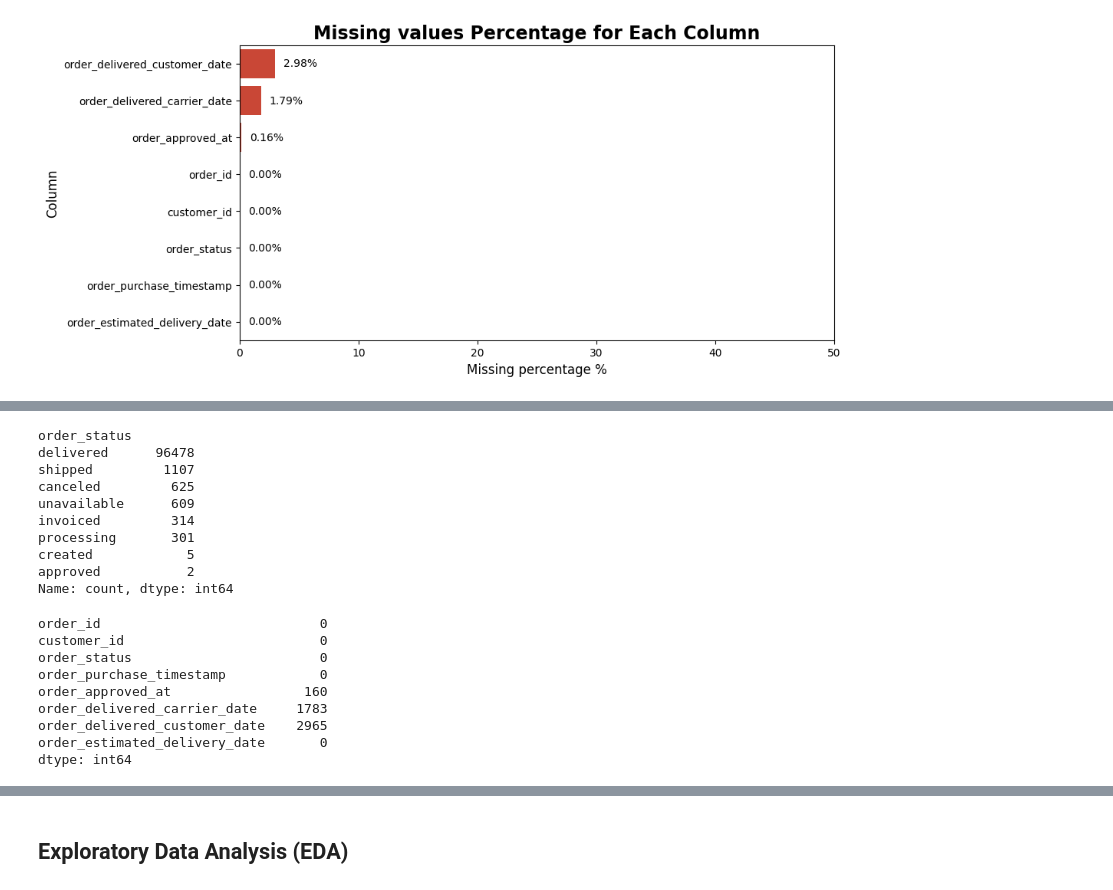
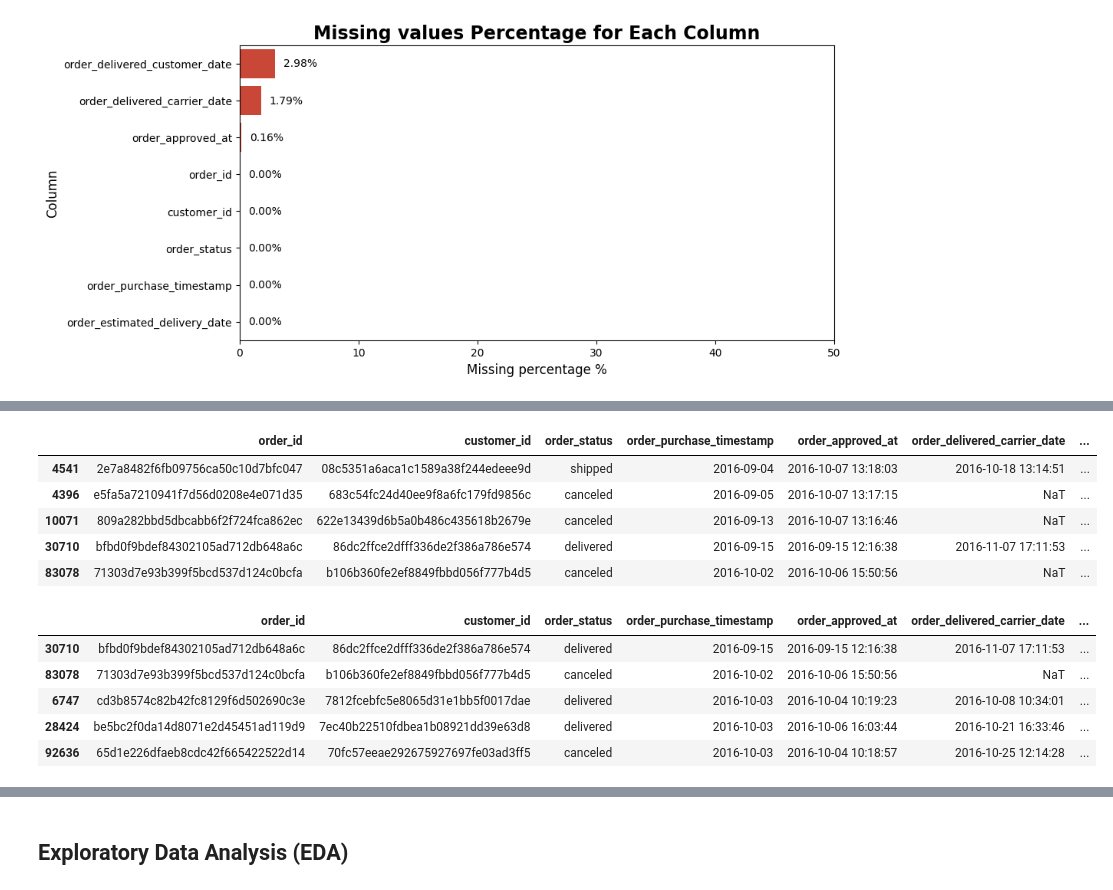
Before and after one commit to stefansphtr/Data-Analytics-Brazilian-Ecommerce, a Jupyter notebook: notebook.ipynb, the cells around one changed output, grey strips where cells are left out. Drawn from its saved outputs; the diff is of its cells as text; code cells hidden in the pictures.

```diff
--- a/notebook.ipynb
+++ b/notebook.ipynb
@@ -681,0 +702,9 @@ orders_df.loc[orders_df["order_delivered_customer_date"].isnull()]
+# %%
+orders_df.head()
+# %% [output]
+|  | order_id | customer_id | order_status | order_purchase_timestamp | order_approved_at | order_delivered_carrier_date | ... |
+| 4541 | 2e7a8482f6fb09756ca50c10d7bfc047 | 08c5351a6aca1c1589a38f244edeee9d | shipped | 2016-09-04 | 2016-10-07 13:18:03 | 2016-10-18 13:14:51 | ... |
+| 4396 | e5fa5a7210941f7d56d0208e4e071d35 | 683c54fc24d40ee9f8a6fc179fd9856c | canceled | 2016-09-05 | 2016-10-07 13:17:15 | NaT | ... |
+| 10071 | 809a282bbd5dbcabb6f2f724fca862ec | 622e13439d6b5a0b486c435618b2679e | canceled | 2016-09-13 | 2016-10-07 13:16:46 | NaT | ... |
+| 30710 | bfbd0f9bdef84302105ad712db648a6c | 86dc2ffce2dfff336de2f386a786e574 | delivered | 2016-09-15 | 2016-09-15 12:16:38 | 2016-11-07 17:11:53 | ... |
+| 83078 | 71303d7e93b399f5bcd537d124c0bcfa | b106b360fe2ef8849fbbd056f777b4d5 | canceled | 2016-10-02 | 2016-10-06 15:50:56 | NaT | ... |
@@ -682,26 +714,10 @@ orders_df.loc[orders_df["order_delivered_customer_date"].isnull()]
 # %%
-# Check the order status of the order_id
-orders_df.order_status.value_counts()
+# Check the head of the dataset
+orders_df.head()
 # %% [output]
-order_status
-delivered      96478
-shipped         1107
-canceled         625
-unavailable      609
-invoiced         314
-processing       301
-created            5
-approved           2
-Name: count, dtype: int64
+|  | order_id | customer_id | order_status | order_purchase_timestamp | order_approved_at | order_delivered_carrier_date | ... |
+| 30710 | bfbd0f9bdef84302105ad712db648a6c | 86dc2ffce2dfff336de2f386a786e574 | delivered | 2016-09-15 | 2016-09-15 12:16:38 | 2016-11-07 17:11:53 | ... |
+| 83078 | 71303d7e93b399f5bcd537d124c0bcfa | b106b360fe2ef8849fbbd056f777b4d5 | canceled | 2016-10-02 | 2016-10-06 15:50:56 | NaT | ... |
+| 6747 | cd3b8574c82b42fc8129f6d502690c3e | 7812fcebfc5e8065d31e1bb5f0017dae | delivered | 2016-10-03 | 2016-10-04 10:19:23 | 2016-10-08 10:34:01 | ... |
+| 28424 | be5bc2f0da14d8071e2d45451ad119d9 | 7ec40b22510fdbea1b08921dd39e63d8 | delivered | 2016-10-03 | 2016-10-06 16:03:44 | 2016-10-21 16:33:46 | ... |
+| 92636 | 65d1e226dfaeb8cdc42f665422522d14 | 70fc57eeae292675927697fe03ad3ff5 | canceled | 2016-10-03 | 2016-10-04 10:18:57 | 2016-10-25 12:14:28 | ... |
-# %%
-orders_df.isnull().sum()
-# %% [output]
-order_id                            0
-customer_id                         0
-order_status                        0
-order_purchase_timestamp            0
-order_approved_at                 160
-order_delivered_carrier_date     1783
-order_delivered_customer_date    2965
-order_estimated_delivery_date       0
-dtype: int64
```
Also changed, not shown: parts of 16 cells of this notebook.
